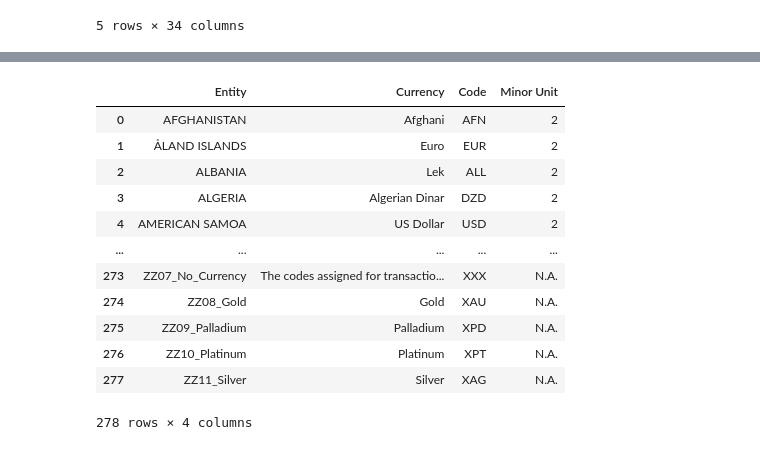
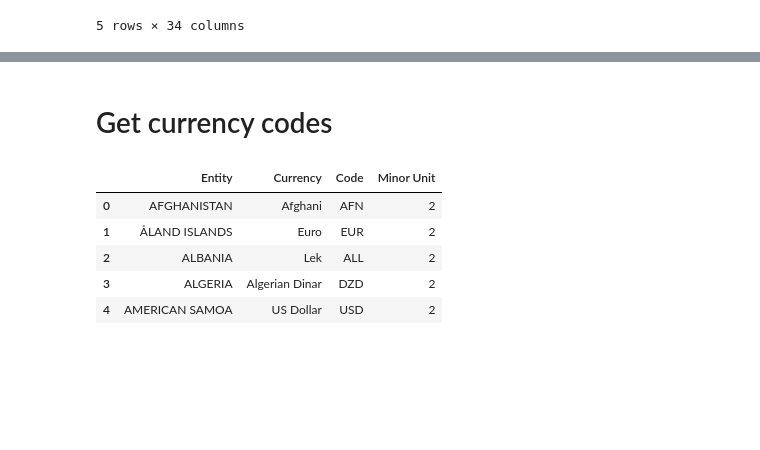
Before and after one commit to mikelvallejo/chameleon-pricing, a Jupyter notebook: extraction.ipynb, the cells around one changed output, grey strips where cells are left out. Drawn from its saved outputs; the diff is of its cells as text; code cells hidden in the pictures; blank space fills up the shorter version.

```diff
--- a/extraction.ipynb
+++ b/extraction.ipynb
@@ -263,22 +255,17 @@ array(['Aruba', 'Afghanistan', 'Angola', 'Albania',
+# %% [markdown]
+# Get currency codes
 # %%
 currency=pd.read_html('https://docs.1010data.com/1010dataReferenceManual/DataTypesAndFormats/currencyUnitCodes.html')
 # %%
 currency=currency[0]
 # %%
-currency
+currency.head()
 # %% [output]
 |  | Entity | Currency | Code | Minor Unit |
 | 0 | AFGHANISTAN | Afghani | AFN | 2 |
 | 1 | ÅLAND ISLANDS | Euro | EUR | 2 |
 | 2 | ALBANIA | Lek | ALL | 2 |
 | 3 | ALGERIA | Algerian Dinar | DZD | 2 |
 | 4 | AMERICAN SAMOA | US Dollar | USD | 2 |
-| ... | ... | ... | ... | ... |
-| 273 | ZZ07_No_Currency | The codes assigned for transactio... | XXX | N.A. |
-| 274 | ZZ08_Gold | Gold | XAU | N.A. |
-| 275 | ZZ09_Palladium | Palladium | XPD | N.A. |
-| 276 | ZZ10_Platinum | Platinum | XPT | N.A. |
-| 277 | ZZ11_Silver | Silver | XAG | N.A. |
-278 rows × 4 columns
 # %%
 currency['Entity']=currency['Entity'].str.lower()
```
Also changed, not shown: parts of 13 cells of this notebook.
